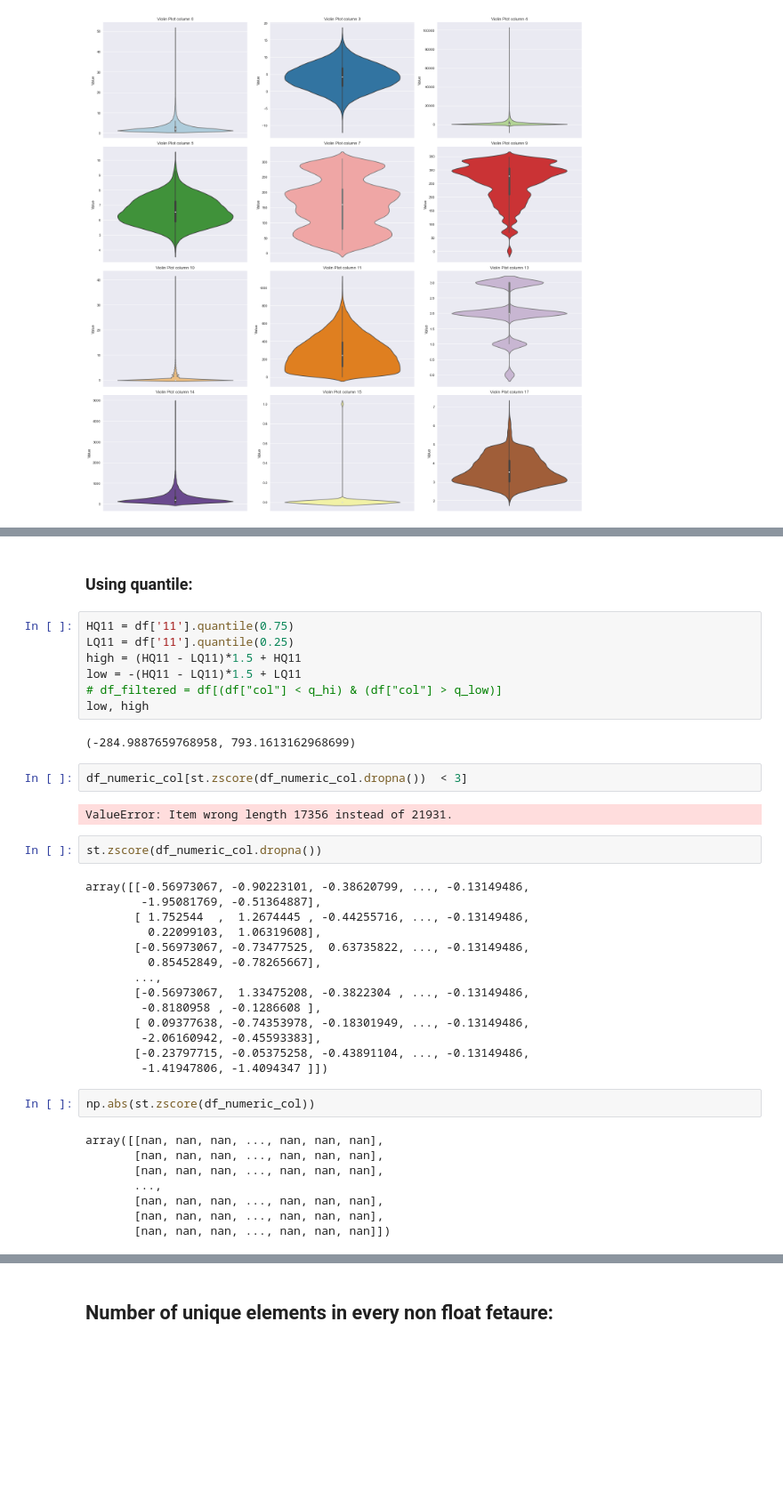
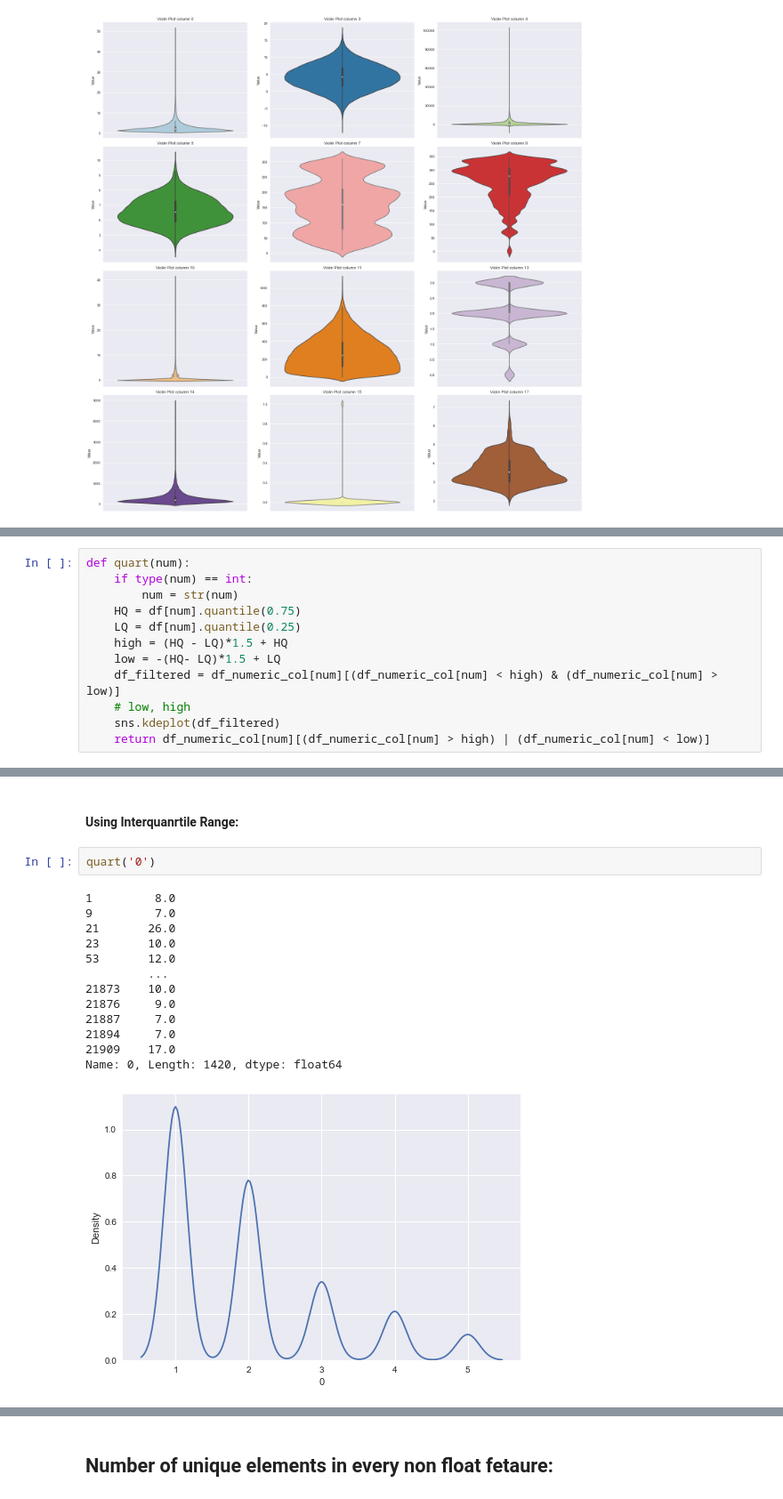
Before and after one commit to imishani/ML_Project, a Jupyter notebook: FinalProject.ipynb, the cells around one changed output, grey strips where cells are left out. Shown at 89% size. Drawn from its saved outputs; the diff is of its cells as text; blank space fills up the shorter version.

```diff
--- a/FinalProject.ipynb
+++ b/FinalProject.ipynb
@@ -153,0 +226,12 @@ plt.tight_layout()
+# %%
+def quart(num):
+    if type(num) == int:
+        num = str(num)
+    HQ = df[num].quantile(0.75)
+    LQ = df[num].quantile(0.25)
+    high = (HQ - LQ)*1.5 + HQ
+    low = -(HQ- LQ)*1.5 + LQ
+    df_filtered = df_numeric_col[num][(df_numeric_col[num] < high) & (df_numeric_col[num] > low)]
+    # low, high
+    sns.kdeplot(df_filtered)
+    return df_numeric_col[num][(df_numeric_col[num] > high) | (df_numeric_col[num] < low)]
@@ -154,41 +243,18 @@ plt.tight_layout()
 # %% [markdown]
-### Using quantile:
+#### Using Interquanrtile Range:
-# %%
-HQ11 = df['11'].quantile(0.75)
-LQ11 = df['11'].quantile(0.25)
-high = (HQ11 - LQ11)*1.5 + HQ11
-low = -(HQ11 - LQ11)*1.5 + LQ11
-# df_filtered = df[(df["col"] < q_hi) & (df["col"] > q_low)]
-low, high
-# %% [output]
-(-284.9887659768958, 793.1613162968699)
-# %%
-df_numeric_col[st.zscore(df_numeric_col.dropna())  < 3]
-# %% [output]
-ValueError: Item wrong length 17356 instead of 21931.
-# %%
-st.zscore(df_numeric_col.dropna())
-# %% [output]
-array([[-0.56973067, -0.90223101, -0.38620799, ..., -0.13149486,
-        -1.95081769, -0.51364887],
-       [ 1.752544  ,  1.2674445 , -0.44255716, ..., -0.13149486,
-         0.22099103,  1.06319608],
-       [-0.56973067, -0.73477525,  0.63735822, ..., -0.13149486,
-         0.85452849, -0.78265667],
-       ...,
-       [-0.56973067,  1.33475208, -0.3822304 , ..., -0.13149486,
-        -0.8180958 , -0.1286608 ],
-       [ 0.09377638, -0.74353978, -0.18301949, ..., -0.13149486,
-        -2.06160942, -0.45593383],
-       [-0.23797715, -0.05375258, -0.43891104, ..., -0.13149486,
-        -1.41947806, -1.4094347 ]])
-# %%
-np.abs(st.zscore(df_numeric_col))
-# %% [output]
-array([[nan, nan, nan, ..., nan, nan, nan],
-       [nan, nan, nan, ..., nan, nan, nan],
-       [nan, nan, nan, ..., nan, nan, nan],
-       ...,
-       [nan, nan, nan, ..., nan, nan, nan],
-       [nan, nan, nan, ..., nan, nan, nan],
-       [nan, nan, nan, ..., nan, nan, nan]])
+# %%
+quart('0')
+# %% [output]
+1         8.0
+9         7.0
+21       26.0
+23       10.0
+53       12.0
+         ...
+21873    10.0
+21876     9.0
+21887     7.0
+21894     7.0
+21909    17.0
+Name: 0, Length: 1420, dtype: float64
+[figure, added]
```
Also changed, not shown: parts of 65 cells of this notebook.
